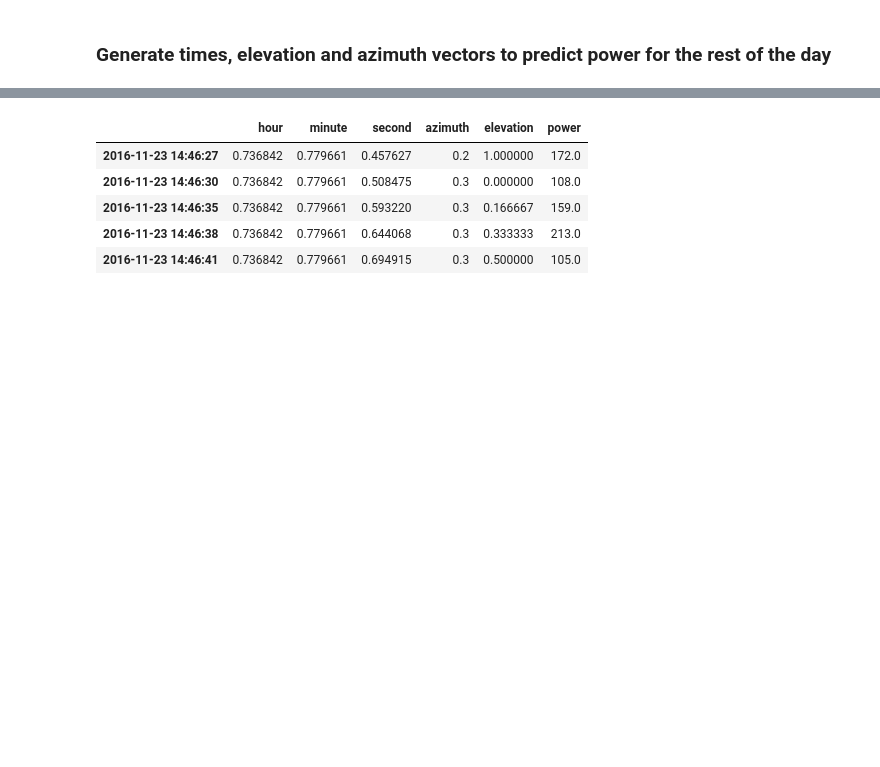
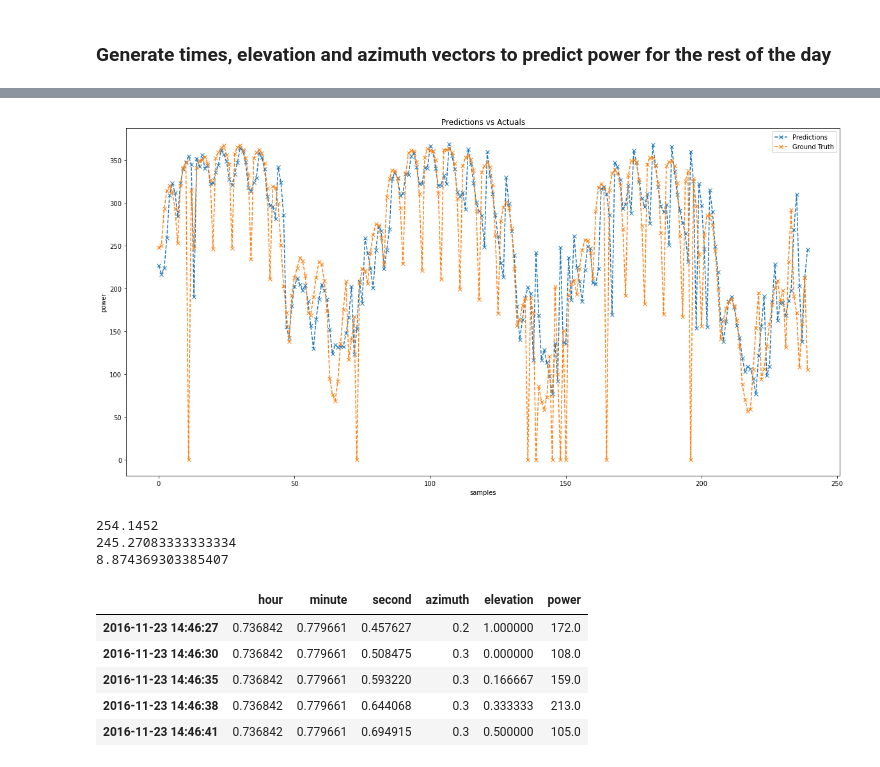
Before and after one commit to Cecco-Bandi/PV_project, a Jupyter notebook: main.ipynb, the cells around one changed output, grey strips where cells are left out. Drawn from its saved outputs; the diff is of its cells as text; code cells hidden in the pictures; blank space fills up the shorter version.

```diff
--- a/main.ipynb
+++ b/main.ipynb
@@ -873,6 +461,0 @@ Epoch 200/200
-# %%
-def plot_predictions(model, X, y, start=0, end=100):
-    predictions = model.predict(X).flatten()
-    df = pd.DataFrame(data={"Predictions": predictions, "Ground Truth": y})
-    df.plot(figsize=(20, 10), marker="x", linestyle="--", xlabel="samples", ylabel="power", title="Predictions vs Actuals")
-    return df
@@ -927,0 +577,14 @@ high_altitude_norm_correcth
+# %%
+from tensorflow.keras.models import Sequential
+from tensorflow.keras.layers import InputLayer, LSTM, Dense
+from tensorflow.keras.optimizers import Adam
+
+model = Sequential()
+model.add(InputLayer((5, 6)))
+model.add(LSTM(64))
+model.add(Dense(8, "relu"))
+model.add(Dense(1, "linear"))
+
+model.summary()
+
+model.compile(loss="mae", optimizer=Adam())
@@ -927,0 +607,4 @@ high_altitude_norm_correcth
+# %%
+callbacks = [tf.keras.callbacks.ReduceLROnPlateau(min_lr=1e-10, verbose=1), tf.keras.callbacks.EarlyStopping(patience=50)]
+# %%
+model.fit(X_train, y_train, validation_data=(X_val, y_val), epochs=300, callbacks=callbacks)
@@ -927,0 +638,12 @@ high_altitude_norm_correcth
+# %%
+test_predictions = plot_predictions(model, X_test, y_test)
+# %% [output]
+[figure, added]
+# %%
+print(test_predictions["Predictions"].mean())
+print(test_predictions["Ground Truth"].mean())
+print(test_predictions["Predictions"].mean() - test_predictions["Ground Truth"].mean())
+# %% [output]
+254.1452
+245.27083333333334
+8.874369303385407
```
Also changed, not shown: parts of 98 cells of this notebook.
